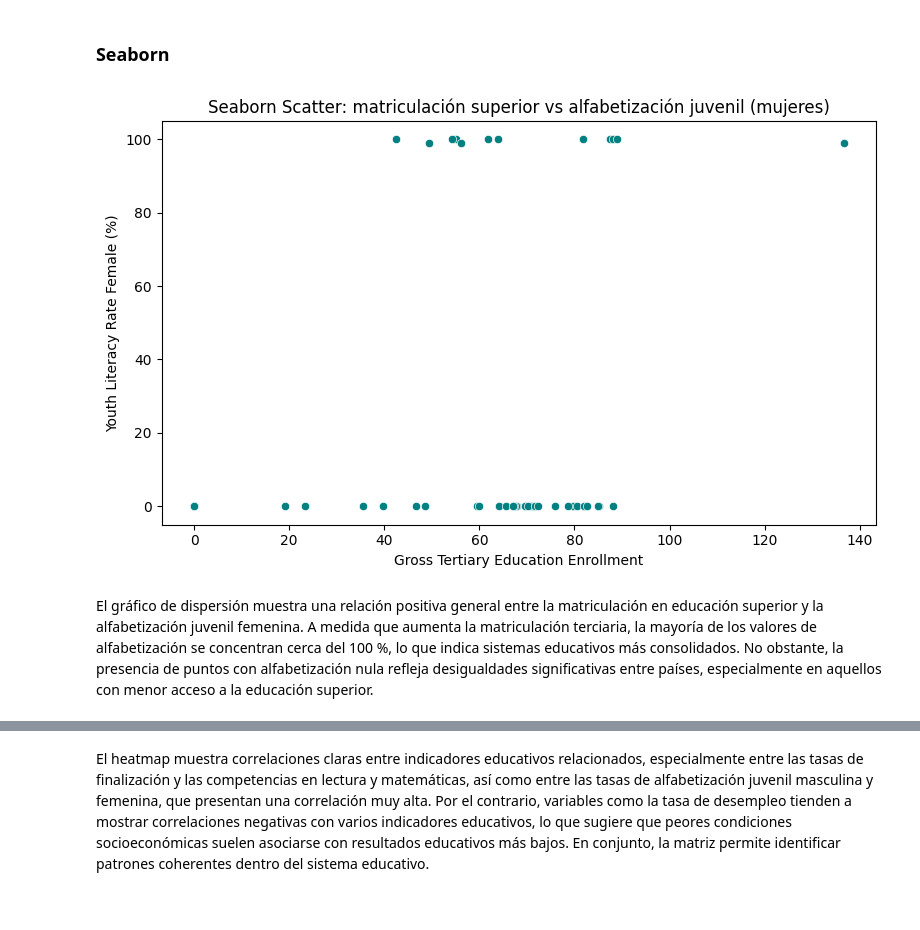
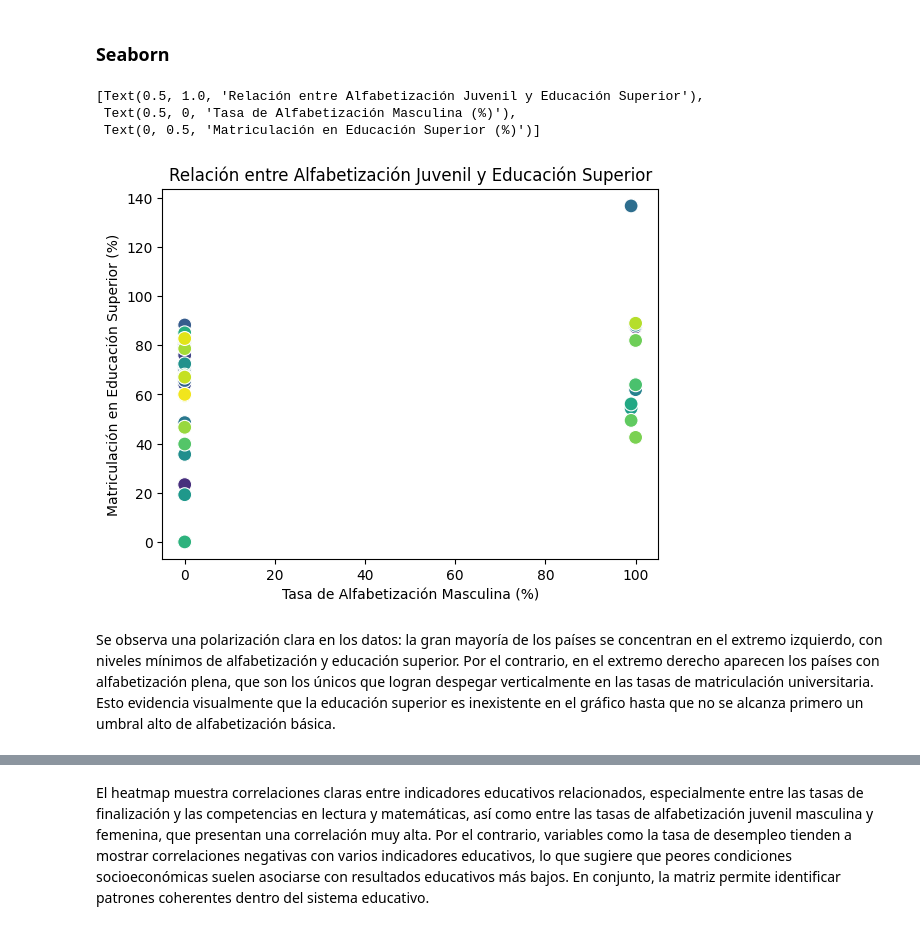
Before and after one commit to AntonioDavid333/Mental-Health-Data-Analysis, a Jupyter notebook: Education.ipynb, the cells around one changed output, grey strips where cells are left out. Saved outputs shown, nothing was run; the diff lists cells and outputs as text; code cells hidden in the pictures.

```diff
--- a/Education.ipynb
+++ b/Education.ipynb
@@ -312,22 +325,32 @@ El gráfico de dispersión muestra una tendencia positiva general entre la matri
 # %% [markdown]
 ### Seaborn
 # %%
-#Scatter
-plt.figure(figsize=(8,5))
-sns.scatterplot(
+#Gráfico de dispersión con Seaborn
+import seaborn as sns
+
+#Creo el gráfico y lo guardamos en la variable 'g'
+g = sns.scatterplot(
     data=df,
-    x="Gross_Tertiary_Education_Enrollment",
-    y="Youth_15_24_Literacy_Rate_Female",
-    color="teal"
+    x="Youth_15_24_Literacy_Rate_Male",
+    y="Gross_Tertiary_Education_Enrollment",
+    hue="country",
+    legend=False,
+    palette="viridis",
+    s=100
 )
-plt.title("Seaborn Scatter: matriculación superior vs alfabetización juvenil (mujeres)")
-plt.xlabel("Gross Tertiary Education Enrollment")
-plt.ylabel("Youth Literacy Rate Female (%)")
-plt.tight_layout()
-plt.show()
+
+#Títulos y etiquetas usando el objeto 'g'
+g.set(
+    title="Relación entre Alfabetización Juvenil y Educación Superior",
+    xlabel="Tasa de Alfabetización Masculina (%)",
+    ylabel="Matriculación en Educación Superior (%)"
+)
 # %% [output]
+[Text(0.5, 1.0, 'Relación entre Alfabetización Juvenil y Educación Superior'),
+ Text(0.5, 0, 'Tasa de Alfabetización Masculina (%)'),
+ Text(0, 0.5, 'Matriculación en Educación Superior (%)')]
-[figure, old version]
+[figure, new version]
 # %% [markdown]
-El gráfico de dispersión muestra una relación positiva general entre la matriculación en educación superior y la alfabetización juvenil femenina. A medida que aumenta la matriculación terciaria, la mayoría de los valores de alfabetización se concentran cerca del 100 %, lo que indica sistemas educativos más consolidados. No obstante, la presencia de puntos con alfabetización nula refleja desigualdades significativas entre países, especialmente en aquellos con menor acceso a la educación superior.
+Se observa una polarización clara en los datos: la gran mayoría de los países se concentran en el extremo izquierdo, con niveles mínimos de alfabetización y educación superior. Por el contrario, en el extremo derecho aparecen los países con alfabetización plena, que son los únicos que logran despegar verticalmente en las tasas de matriculación universitaria. Esto evidencia visualmente que la educación superior es inexistente en el gráfico hasta que no se alcanza primero un umbral alto de alfabetización básica.
 # %%
 #Gráfico categórico (Boxplot)
```
Also changed, not shown: parts of 8 cells of this notebook, 1 other file.
